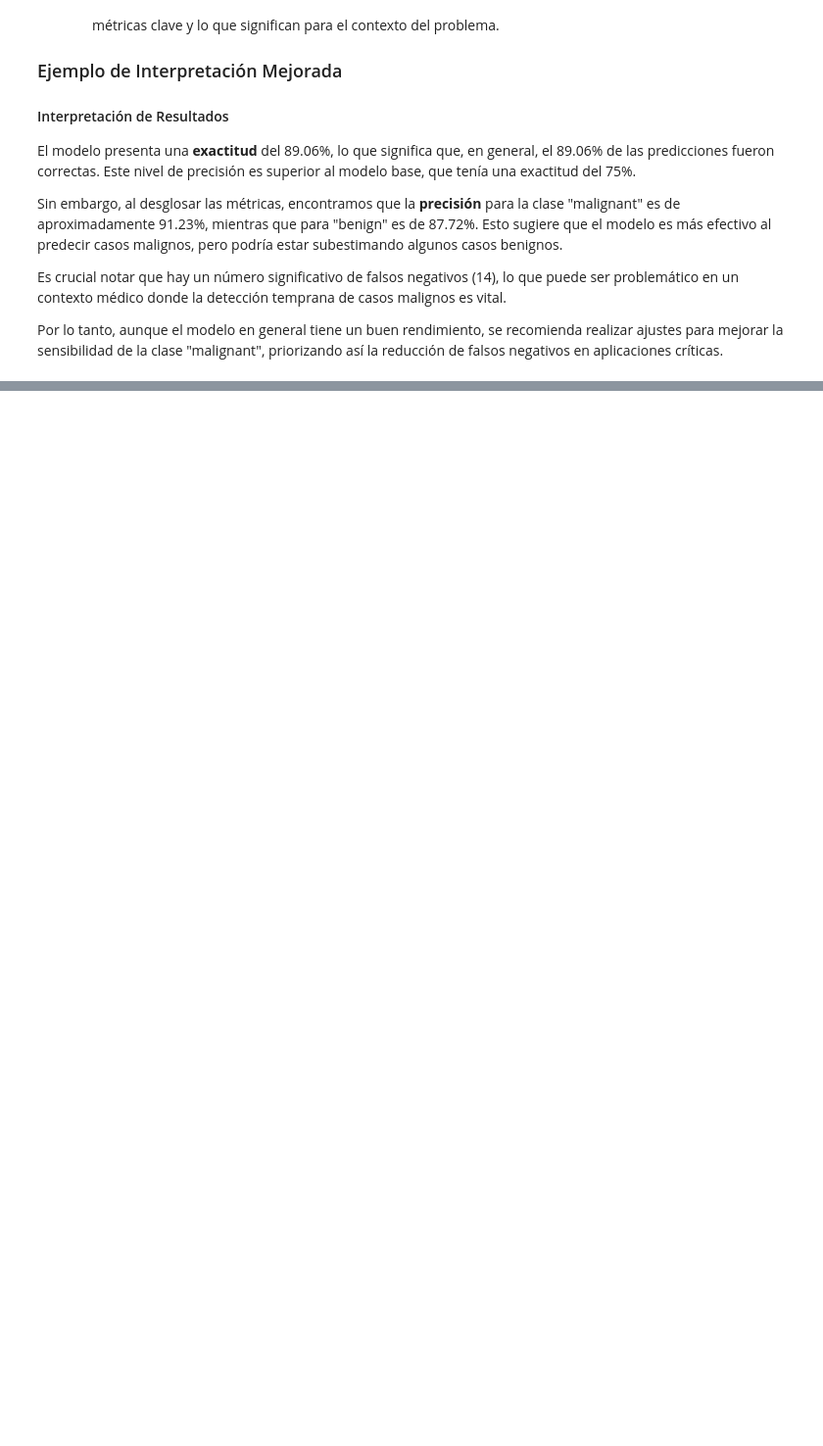
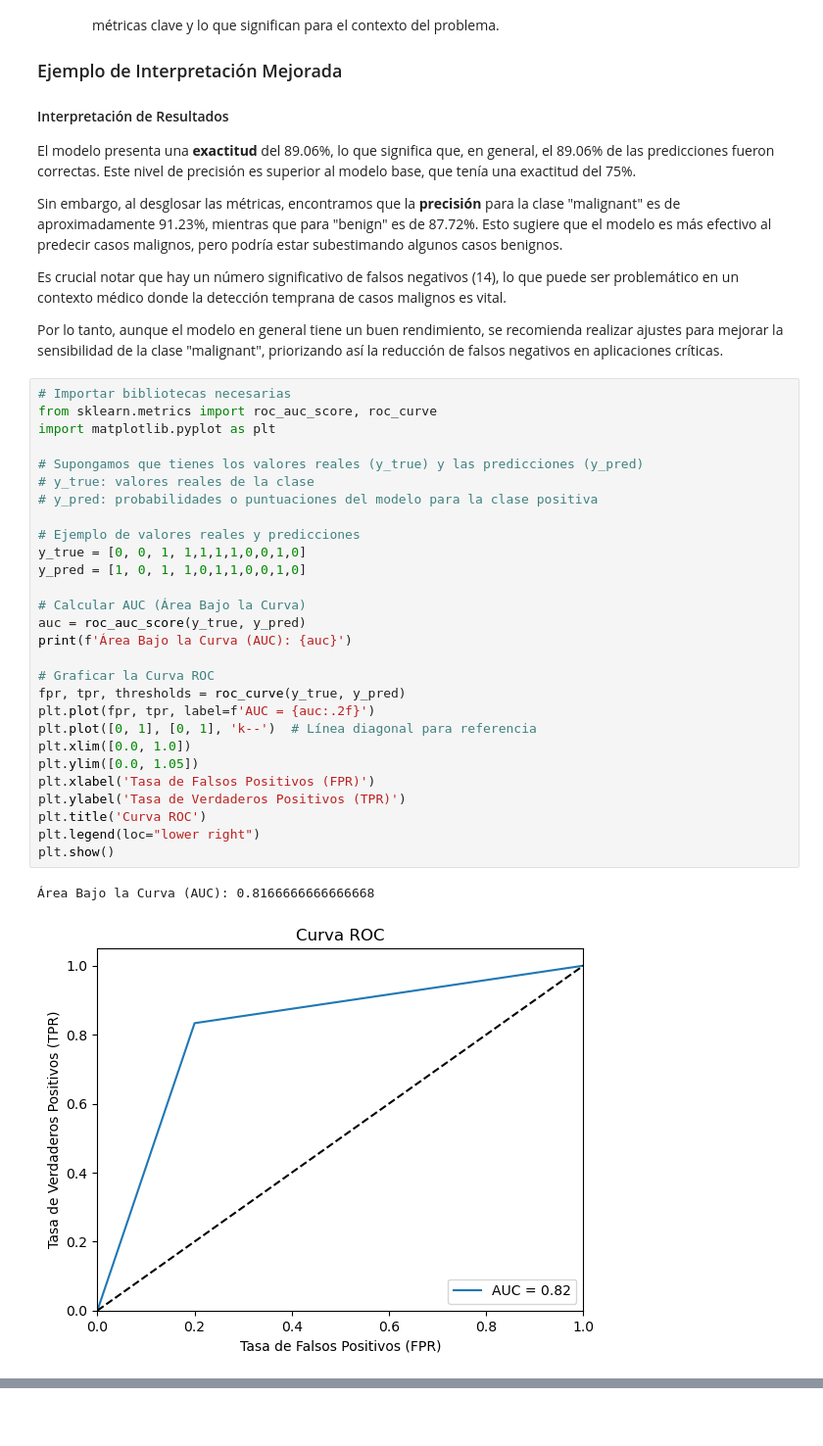
Before and after one commit to csolis97/04_Machine_Learning, a Jupyter notebook: Modelos_supervisados/B_Metricas.ipynb, the cells around one changed output, grey strips where cells are left out. Shown at 98% size. Saved outputs shown, nothing was run; the diff lists cells and outputs as text; blank space fills up the shorter version.

```diff
--- a/Modelos_supervisados/B_Metricas.ipynb
+++ b/Modelos_supervisados/B_Metricas.ipynb
@@ -155,3 +155,34 @@ Sin embargo, al desglosar las métricas, encontramos que la **precisión** para
 Es crucial notar que hay un número significativo de falsos negativos (14), lo que puede ser problemático en un contexto médico donde la detección temprana de casos malignos es vital.
 
 Por lo tanto, aunque el modelo en general tiene un buen rendimiento, se recomienda realizar ajustes para mejorar la sensibilidad de la clase "malignant", priorizando así la reducción de falsos negativos en aplicaciones críticas.
+# %%
+# Importar bibliotecas necesarias
+from sklearn.metrics import roc_auc_score, roc_curve
+import matplotlib.pyplot as plt
+
+# Supongamos que tienes los valores reales (y_true) y las predicciones (y_pred)
+# y_true: valores reales de la clase
+# y_pred: probabilidades o puntuaciones del modelo para la clase positiva
+
+# Ejemplo de valores reales y predicciones
+y_true = [0, 0, 1, 1,1,1,1,0,0,1,0]
+y_pred = [1, 0, 1, 1,0,1,1,0,0,1,0]
+
+# Calcular AUC (Área Bajo la Curva)
+auc = roc_auc_score(y_true, y_pred)
+print(f'Área Bajo la Curva (AUC): {auc}')
+
+# Graficar la Curva ROC
+fpr, tpr, thresholds = roc_curve(y_true, y_pred)
+plt.plot(fpr, tpr, label=f'AUC = {auc:.2f}')
+plt.plot([0, 1], [0, 1], 'k--')  # Línea diagonal para referencia
+plt.xlim([0.0, 1.0])
+plt.ylim([0.0, 1.05])
+plt.xlabel('Tasa de Falsos Positivos (FPR)')
+plt.ylabel('Tasa de Verdaderos Positivos (TPR)')
+plt.title('Curva ROC')
+plt.legend(loc="lower right")
+plt.show()
+# %% [output]
+Área Bajo la Curva (AUC): 0.8166666666666668
+[figure, added]
```
Also changed, not shown: parts of 2 cells of this notebook, 4 other files.
